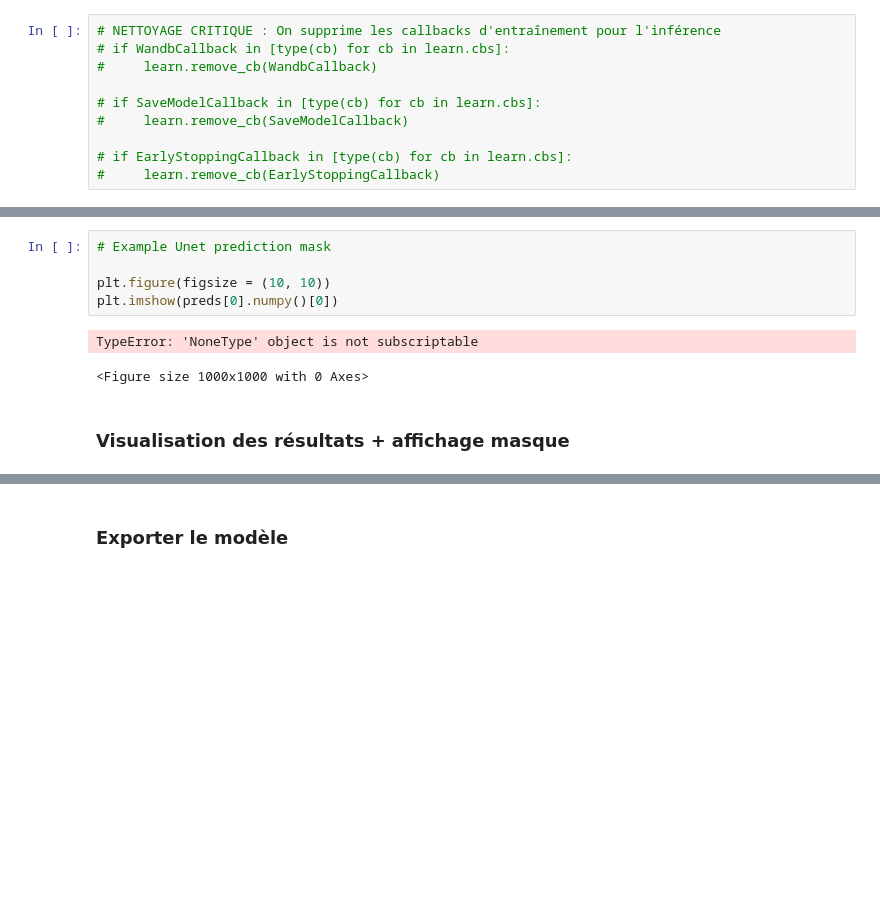
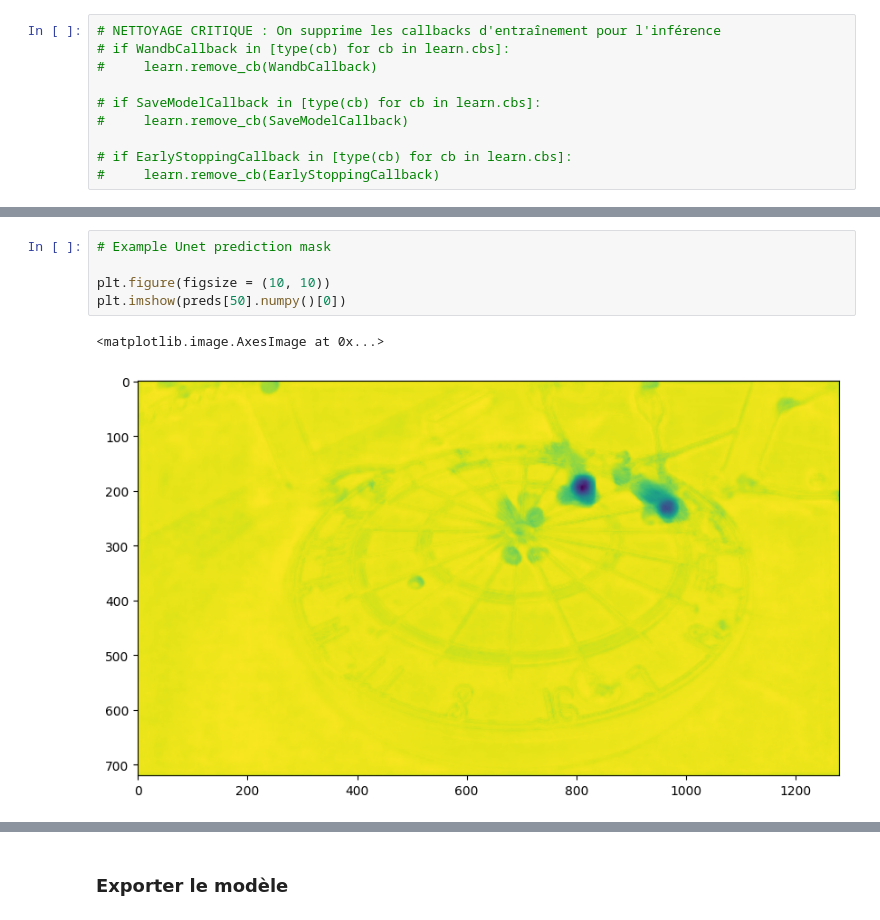
Before and after one commit to Dartsify/algorithme-de-reconnaissance, a Jupyter notebook: dartsify_ai_notebook_final.ipynb, the cells around one changed output, grey strips where cells are left out. Drawn from its saved outputs; the diff is of its cells as text; blank space fills up the shorter version.

```diff
--- a/dartsify_ai_notebook_final.ipynb
+++ b/dartsify_ai_notebook_final.ipynb
@@ -501,10 +514,8 @@ None
 # %%
 # Example Unet prediction mask
 
 plt.figure(figsize = (10, 10))
-plt.imshow(preds[0].numpy()[0])
+plt.imshow(preds[50].numpy()[0])
 # %% [output]
-TypeError: 'NoneType' object is not subscriptable
+<matplotlib.image.AxesImage at 0x...>
-<Figure size 1000x1000 with 0 Axes>
+[figure, added]
-# %% [markdown]
-### Visualisation des résultats + affichage masque
```
Also changed, not shown: parts of 43 cells of this notebook, 7 other files.
